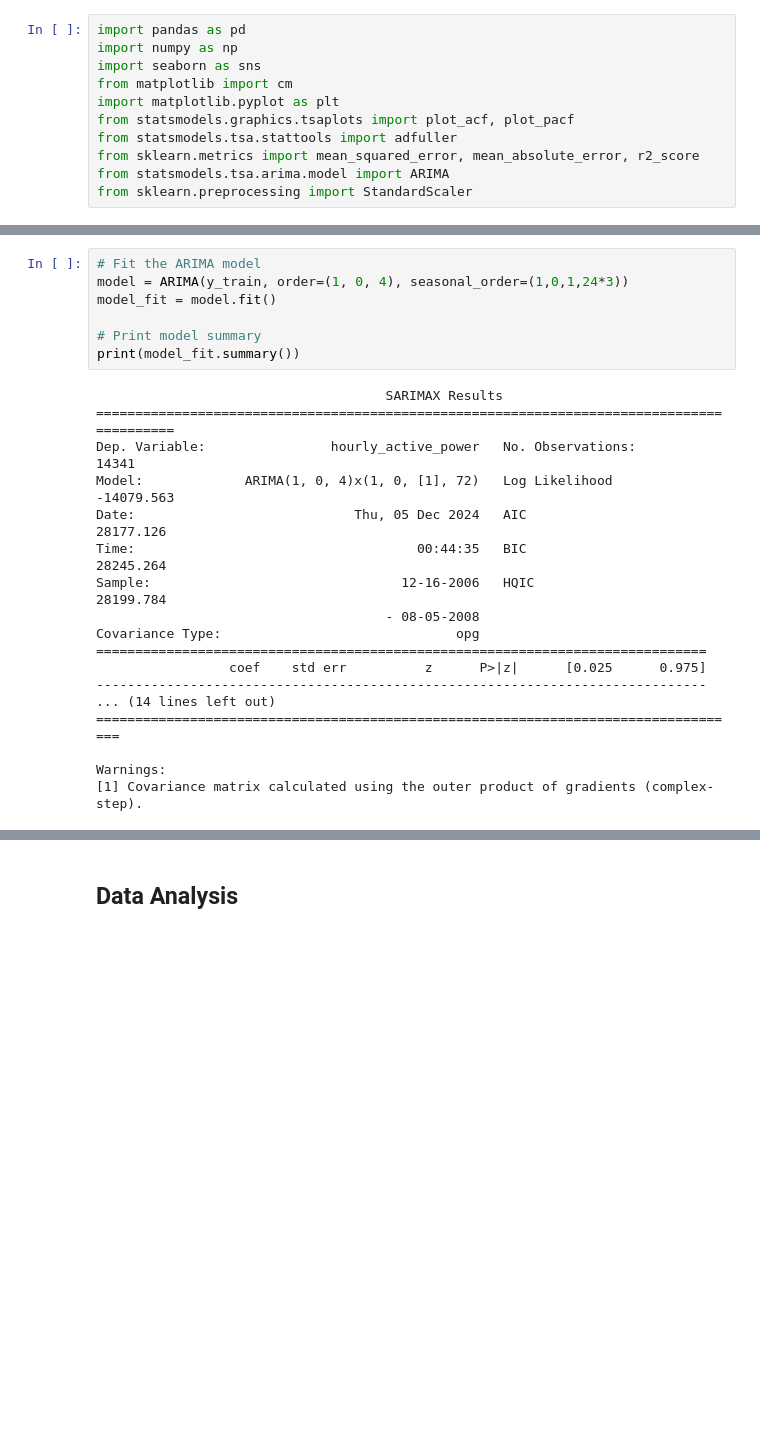
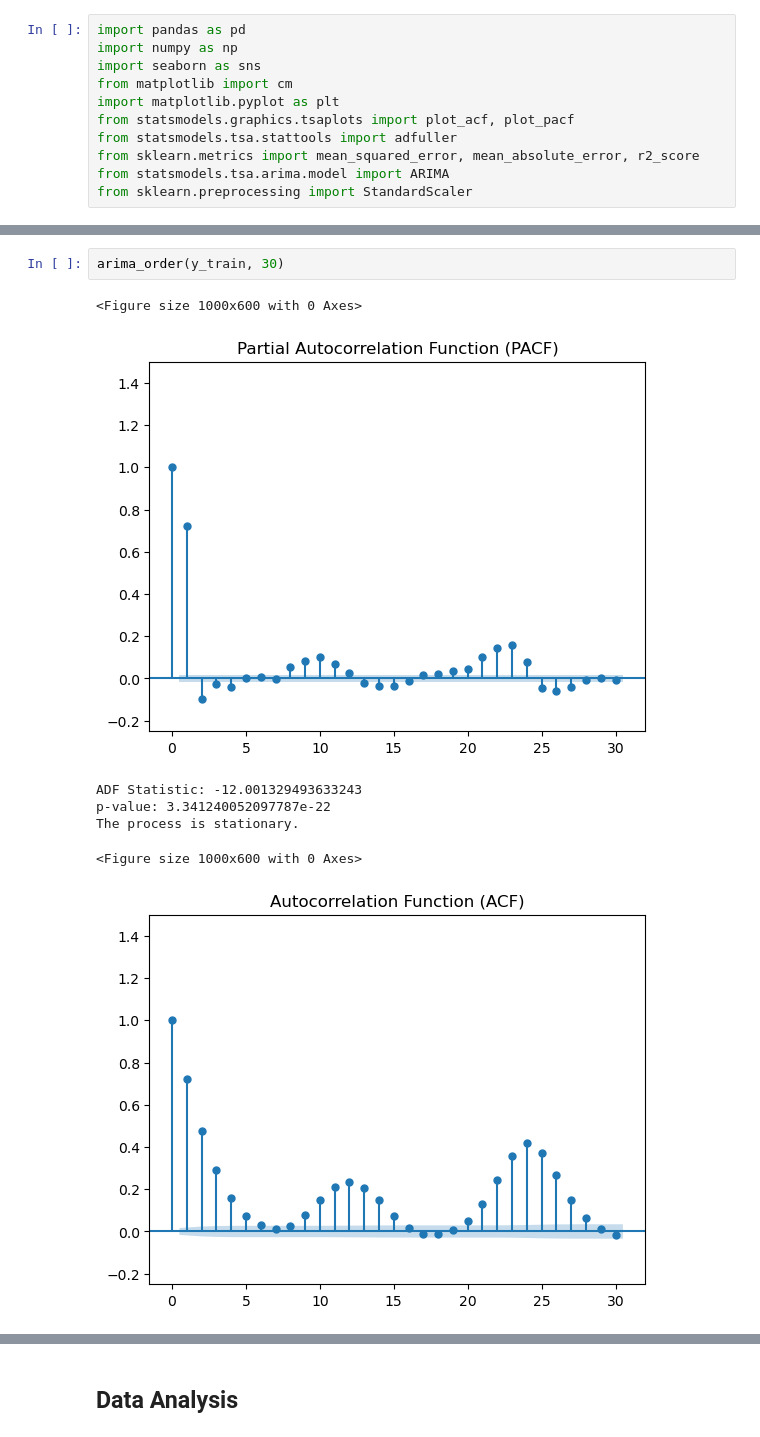
Before and after one commit to LyricLrs/Prediction-of-Individual-Household-Electric-Power-Consumption, a Jupyter notebook: ARIMA.ipynb, the cells around one changed output, grey strips where cells are left out. Drawn from its saved outputs; the diff is of its cells as text; blank space fills up the shorter version.

Commit message:
Change ARIMA, delete .DS_Store file

```diff
--- a/ARIMA.ipynb
+++ b/ARIMA.ipynb
@@ -87,29 +103,14 @@ test = test.ffill()
 
 y_train = train['hourly_active_power']
 y_test = test['hourly_active_power']
-# %%
-# Fit the ARIMA model
-model = ARIMA(y_train, order=(1, 0, 4), seasonal_order=(1,0,1,24*3))
-model_fit = model.fit()
-
-# Print model summary
-print(model_fit.summary())
-# %% [output]
-                                     SARIMAX Results
-==========================================================================================
-Dep. Variable:                hourly_active_power   No. Observations:                14341
-Model:             ARIMA(1, 0, 4)x(1, 0, [1], 72)   Log Likelihood              -14079.563
-Date:                            Thu, 05 Dec 2024   AIC                          28177.126
-Time:                                    00:44:35   BIC                          28245.264
-Sample:                                12-16-2006   HQIC                         28199.784
-                                     - 08-05-2008
-Covariance Type:                              opg
-==============================================================================
-                 coef    std err          z      P>|z|      [0.025      0.975]
-------------------------------------------------------------------------------
-... (14 lines left out)
-===================================================================================
-
-Warnings:
-[1] Covariance matrix calculated using the outer product of gradients (complex-step).
+# %%
+arima_order(y_train, 30)
+# %% [output]
+<Figure size 1000x600 with 0 Axes>
+[figure, added]
+ADF Statistic: -12.001329493633243
+p-value: 3.341240052097787e-22
+The process is stationary.
+<Figure size 1000x600 with 0 Axes>
+[figure, added]
 # %%
```
Also changed, not shown: parts of 47 cells of this notebook, 1 other file.
